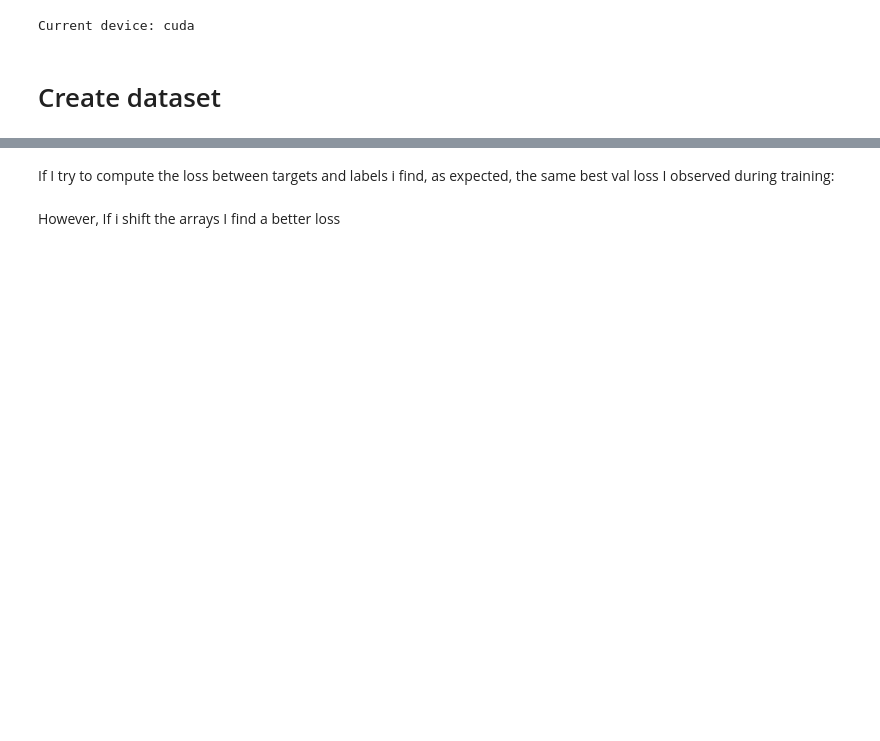
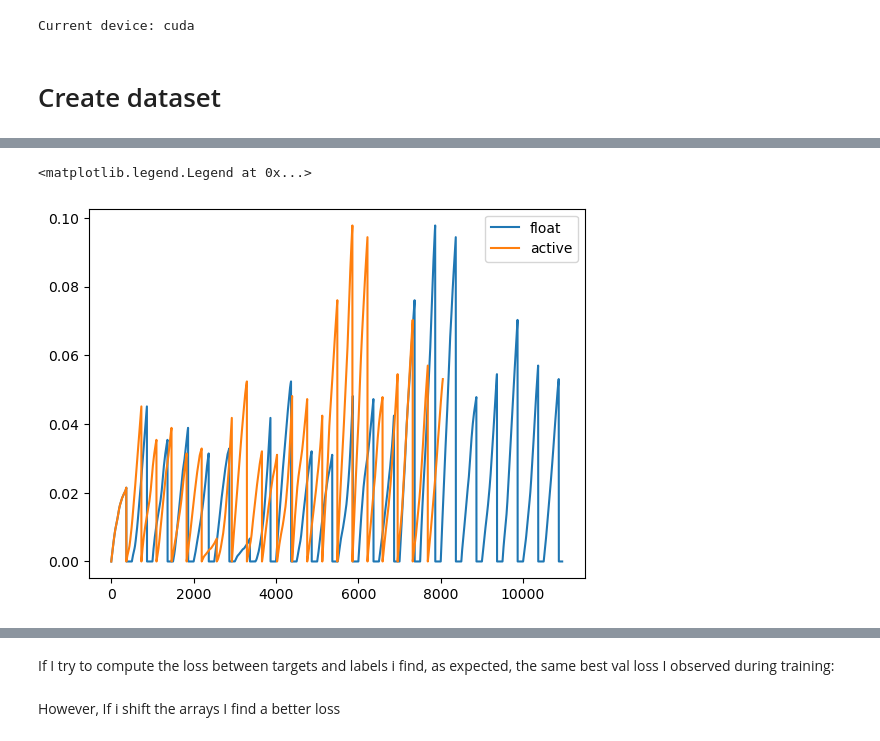
Before and after one commit to matteocitterio/Generative-models-for-financial-networks, a Jupyter notebook: NodeRegression/SandBox_Updated.ipynb, the cells around one changed output, grey strips where cells are left out. Saved outputs shown, nothing was run; the diff lists cells and outputs as text; code cells hidden in the pictures; blank space fills up the shorter version.

```diff
--- a/NodeRegression/SandBox_Updated.ipynb
+++ b/NodeRegression/SandBox_Updated.ipynb
@@ -93,0 +147,8 @@ Max number of simultaneously active contracts: 1
+# %%
+plt.plot(y_float, label='float')
+plt.plot(y_float_active, label='active')
+plt.legend()
+#plt.xlim(0,2000)
+# %% [output]
+<matplotlib.legend.Legend at 0x...>
+[figure, added]
```
Also changed, not shown: parts of 24 cells of this notebook, 1 other file.
